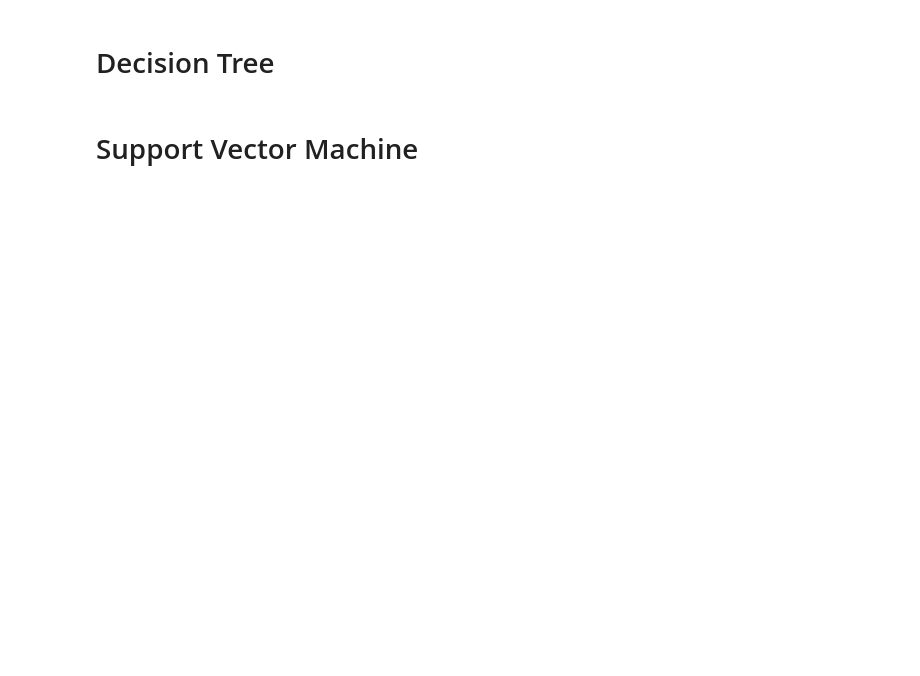
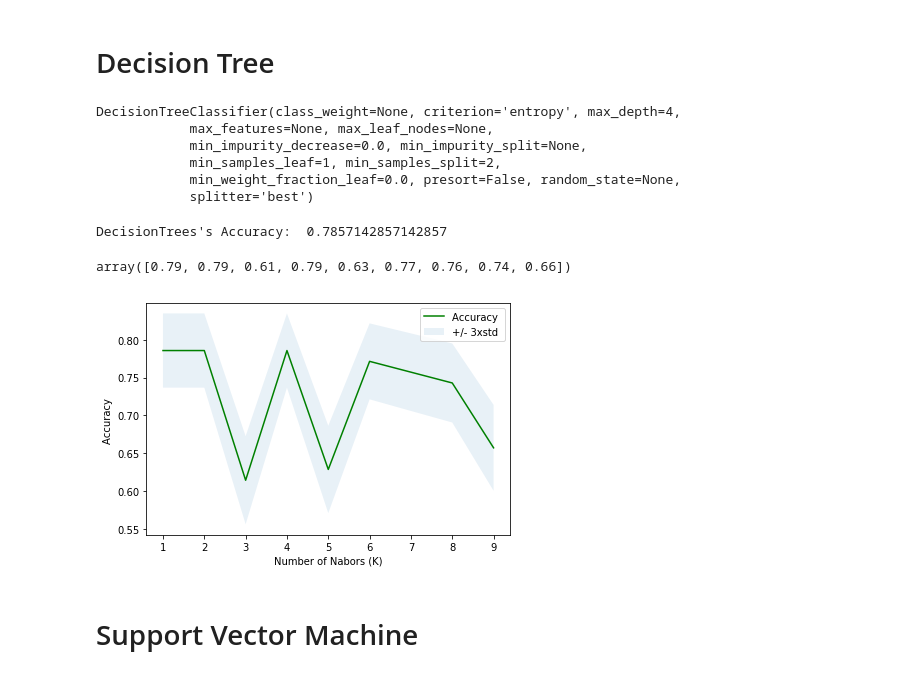
Before and after one commit to muruganandanp/coursera-capstone-project, a Jupyter notebook: pyMLproject.ipynb, the cells around one changed output. Drawn from its saved outputs; the diff is of its cells as text; code cells hidden in the pictures; blank space fills up the shorter version.

```diff
--- a/pyMLproject.ipynb
+++ b/pyMLproject.ipynb
@@ -303,2 +412,14 @@ Notice: You should find the best k to build the model with the best accuracy.
 # %% [markdown]
 # Decision Tree
+# %%
+#Model
+from sklearn.tree import DecisionTreeClassifier
+loanTree = DecisionTreeClassifier(criterion="entropy", max_depth = 4)
+loanTree.fit(X_train,y_train)
+# %% [output]
+DecisionTreeClassifier(class_weight=None, criterion='entropy', max_depth=4,
+            max_features=None, max_leaf_nodes=None,
+            min_impurity_decrease=0.0, min_impurity_split=None,
+            min_samples_leaf=1, min_samples_split=2,
+            min_weight_fraction_leaf=0.0, presort=False, random_state=None,
+            splitter='best')
@@ -305,2 +429,37 @@ Notice: You should find the best k to build the model with the best accuracy.
+# %%
+#Evaluation - Accuracy
+print("DecisionTrees's Accuracy: ", metrics.accuracy_score(y_test, predTree))
+# %% [output]
+DecisionTrees's Accuracy:  0.7857142857142857
+# %%
+Ks = 10
+mean_acc = np.zeros((Ks-1))
+std_acc = np.zeros((Ks-1))
+ConfustionMx = [];
+for n in range(1,Ks):
+
+    #Train Model and Predict
+    loanTree = DecisionTreeClassifier(criterion="entropy", max_depth = n)
+    loanTree.fit(X_train,y_train)
+
+    yhat=loanTree.predict(X_test)
+    mean_acc[n-1] = metrics.accuracy_score(y_test, yhat)
+#     print(yhat)
+
+    std_acc[n-1]=np.std(yhat==y_test)/np.sqrt(yhat.shape[0])
+
+mean_acc
+# %% [output]
+array([0.79, 0.79, 0.61, 0.79, 0.63, 0.77, 0.76, 0.74, 0.66])
+# %%
+plt.plot(range(1,Ks),mean_acc,'g')
+plt.fill_between(range(1,Ks),mean_acc - 1 * std_acc,mean_acc + 1 * std_acc, alpha=0.10)
+plt.legend(('Accuracy ', '+/- 3xstd'))
+plt.ylabel('Accuracy ')
+plt.xlabel('Number of Nabors (K)')
+plt.tight_layout()
+plt.show()
+# %% [output]
+[figure, added]
 # %% [markdown]
 # Support Vector Machine
```
Also changed, not shown: parts of 37 cells of this notebook.
